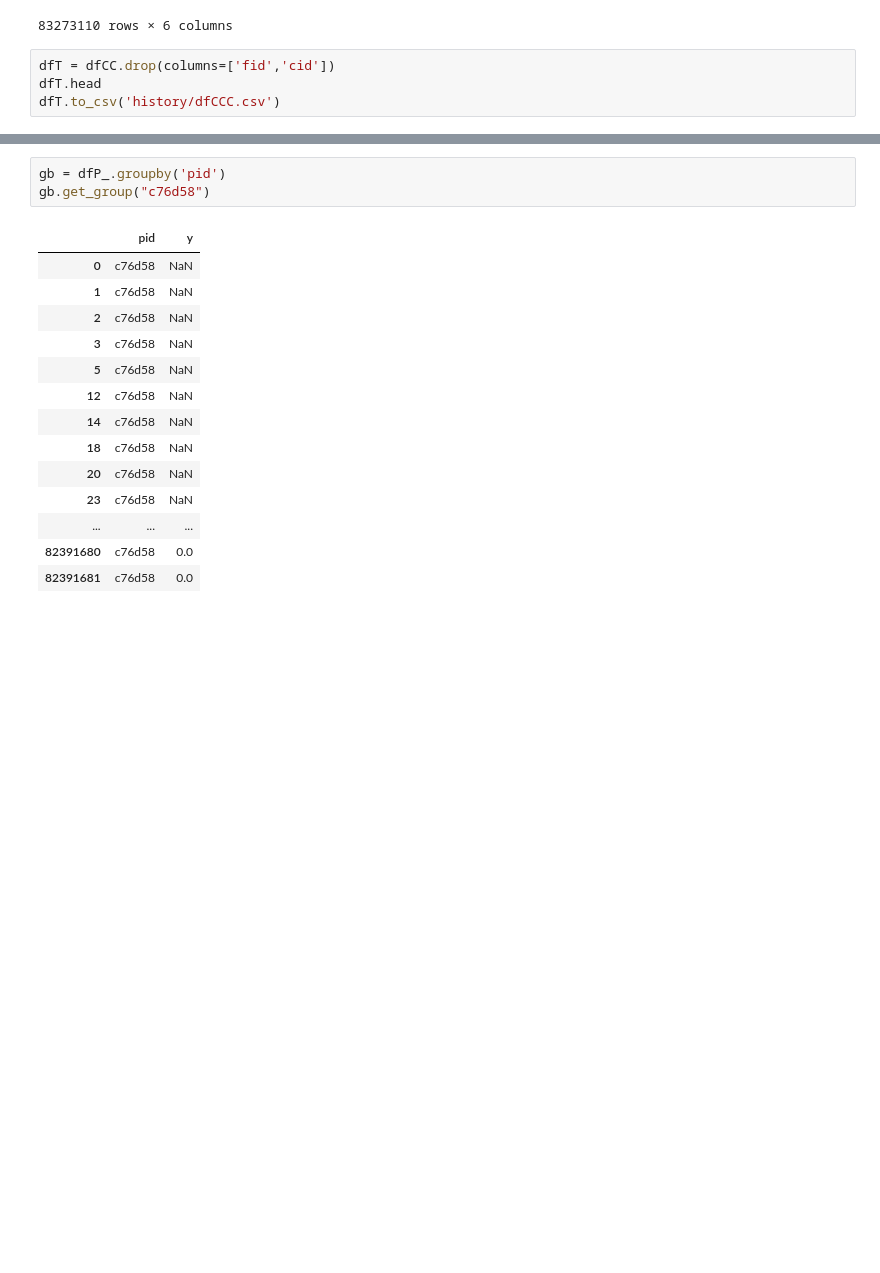
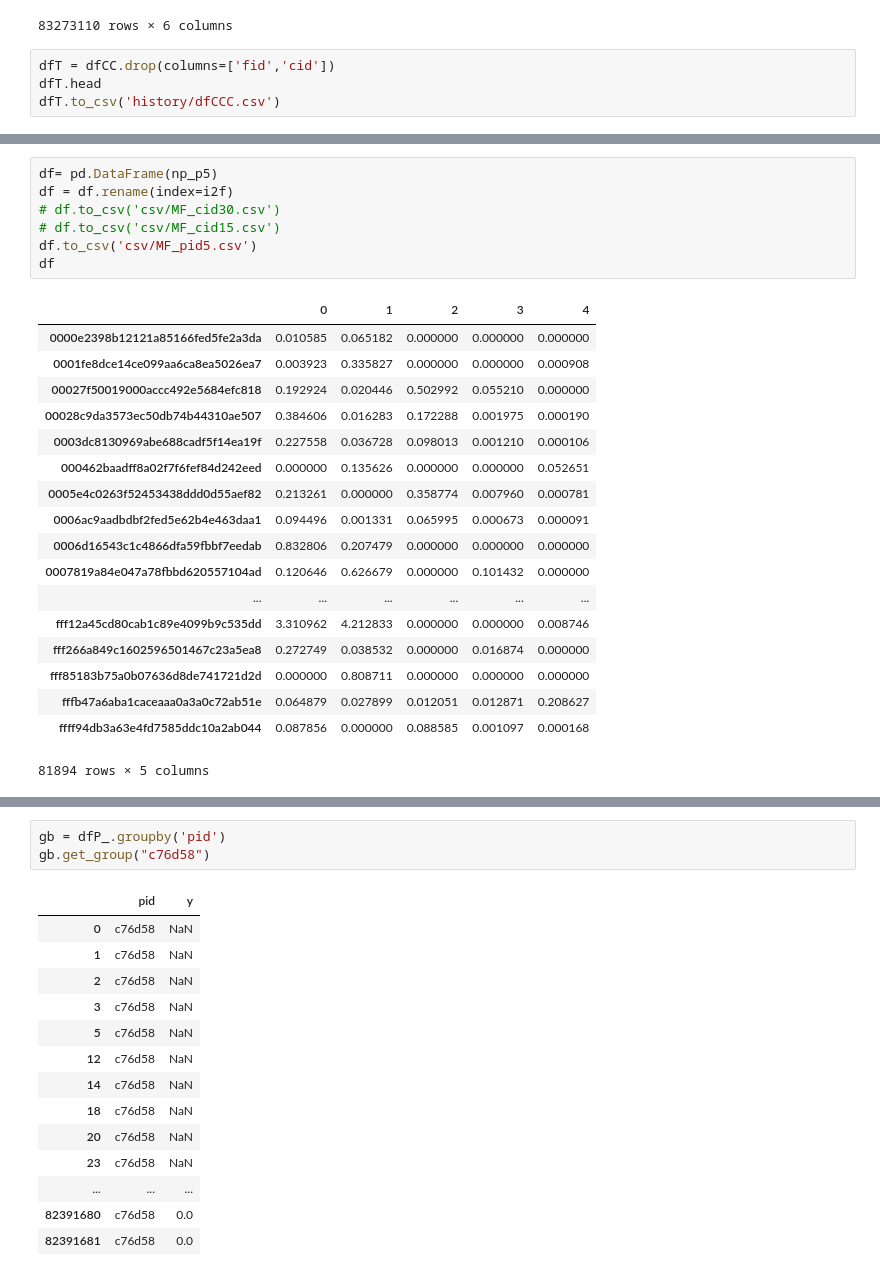
Before and after one commit to tychen5/Trend_TBrainAI, a Jupyter notebook: leo/Read_all_queryLog-Copy1.ipynb, the cells around one changed output, grey strips where cells are left out. Saved outputs shown, nothing was run; the diff lists cells and outputs as text; blank space fills up the shorter version.

```diff
--- a/leo/Read_all_queryLog-Copy1.ipynb
+++ b/leo/Read_all_queryLog-Copy1.ipynb
@@ -661,0 +694,26 @@ dfT.to_csv('history/dfCCC.csv')
+# %%
+df= pd.DataFrame(np_p5)
+df = df.rename(index=i2f)
+# df.to_csv('csv/MF_cid30.csv')
+# df.to_csv('csv/MF_cid15.csv')
+df.to_csv('csv/MF_pid5.csv')
+df
+# %% [output]
+|  | 0 | 1 | 2 | 3 | 4 |
+| 0000e2398b12121a85166fed5fe2a3da | 0.010585 | 0.065182 | 0.000000 | 0.000000 | 0.000000 |
+| 0001fe8dce14ce099aa6ca8ea5026ea7 | 0.003923 | 0.335827 | 0.000000 | 0.000000 | 0.000908 |
+| 00027f50019000accc492e5684efc818 | 0.192924 | 0.020446 | 0.502992 | 0.055210 | 0.000000 |
+| 00028c9da3573ec50db74b44310ae507 | 0.384606 | 0.016283 | 0.172288 | 0.001975 | 0.000190 |
+| 0003dc8130969abe688cadf5f14ea19f | 0.227558 | 0.036728 | 0.098013 | 0.001210 | 0.000106 |
+| 000462baadff8a02f7f6fef84d242eed | 0.000000 | 0.135626 | 0.000000 | 0.000000 | 0.052651 |
+| 0005e4c0263f52453438ddd0d55aef82 | 0.213261 | 0.000000 | 0.358774 | 0.007960 | 0.000781 |
+| 0006ac9aadbdbf2fed5e62b4e463daa1 | 0.094496 | 0.001331 | 0.065995 | 0.000673 | 0.000091 |
+| 0006d16543c1c4866dfa59fbbf7eedab | 0.832806 | 0.207479 | 0.000000 | 0.000000 | 0.000000 |
+| 0007819a84e047a78fbbd620557104ad | 0.120646 | 0.626679 | 0.000000 | 0.101432 | 0.000000 |
+| ... | ... | ... | ... | ... | ... |
+| fff12a45cd80cab1c89e4099b9c535dd | 3.310962 | 4.212833 | 0.000000 | 0.000000 | 0.008746 |
+| fff266a849c1602596501467c23a5ea8 | 0.272749 | 0.038532 | 0.000000 | 0.016874 | 0.000000 |
+| fff85183b75a0b07636d8de741721d2d | 0.000000 | 0.808711 | 0.000000 | 0.000000 | 0.000000 |
+| fffb47a6aba1caceaaa0a3a0c72ab51e | 0.064879 | 0.027899 | 0.012051 | 0.012871 | 0.208627 |
+| ffff94db3a63e4fd7585ddc10a2ab044 | 0.087856 | 0.000000 | 0.088585 | 0.001097 | 0.000168 |
+81894 rows × 5 columns
```
Also changed, not shown: parts of 5 cells of this notebook, 5 other files.
